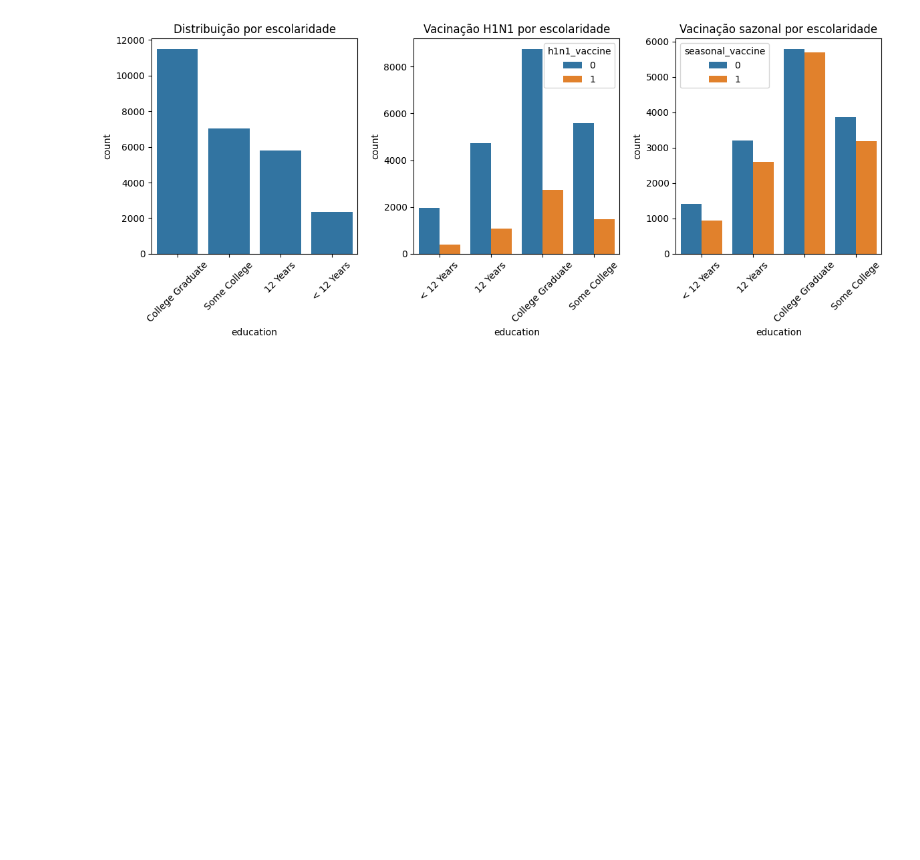
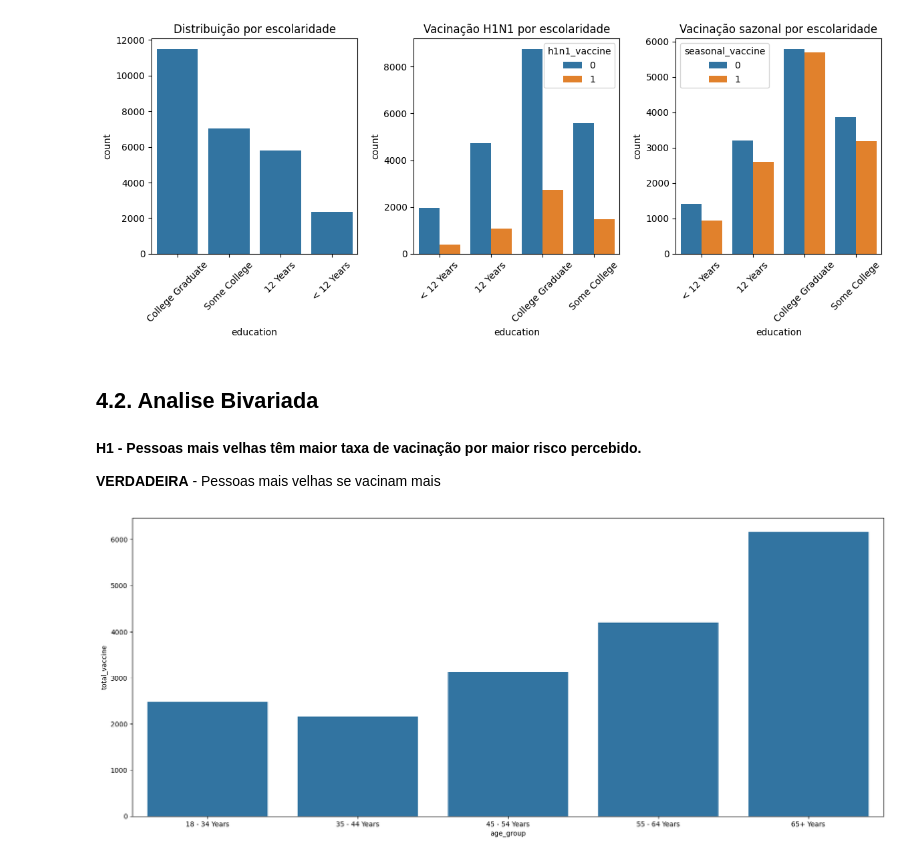
Before and after one commit to TiagoTuk/flu_shot_learning, a Jupyter notebook: notebooks/c2_feature_engeneering.ipynb, the cells around one changed output. Drawn from its saved outputs; the diff is of its cells as text; code cells hidden in the pictures; blank space fills up the shorter version.

Commit message:
Finalizado Analise Bivariada

```diff
--- a/notebooks/c2_feature_engeneering.ipynb
+++ b/notebooks/c2_feature_engeneering.ipynb
@@ -569,3 +572,20 @@ plt.tight_layout()
 plt.show()
 # %% [output]
 [figure]
+# %% [markdown]
+## 4.2. Analise Bivariada
+# %% [markdown]
+**H1 - Pessoas mais velhas têm maior taxa de vacinação por maior risco percebido.**
+
+**VERDADEIRA** - Pessoas mais velhas se vacinam mais
+# %%
+aux1 = (df4[['age_group', 'h1n1_vaccine', 'seasonal_vaccine']].groupby( 'age_group', as_index=False )
+                                                             .sum()
+                                                             .assign( total_vaccine=lambda x: x['h1n1_vaccine']
+                                                                                            + x['seasonal_vaccine'] ))
+aux1
+
+plt.figure( figsize=(20,8))
+sns.barplot( x='age_group', y='total_vaccine', data=aux1);
+# %% [output]
+[figure, added]
```
Also changed, not shown: parts of 22 cells of this notebook.
